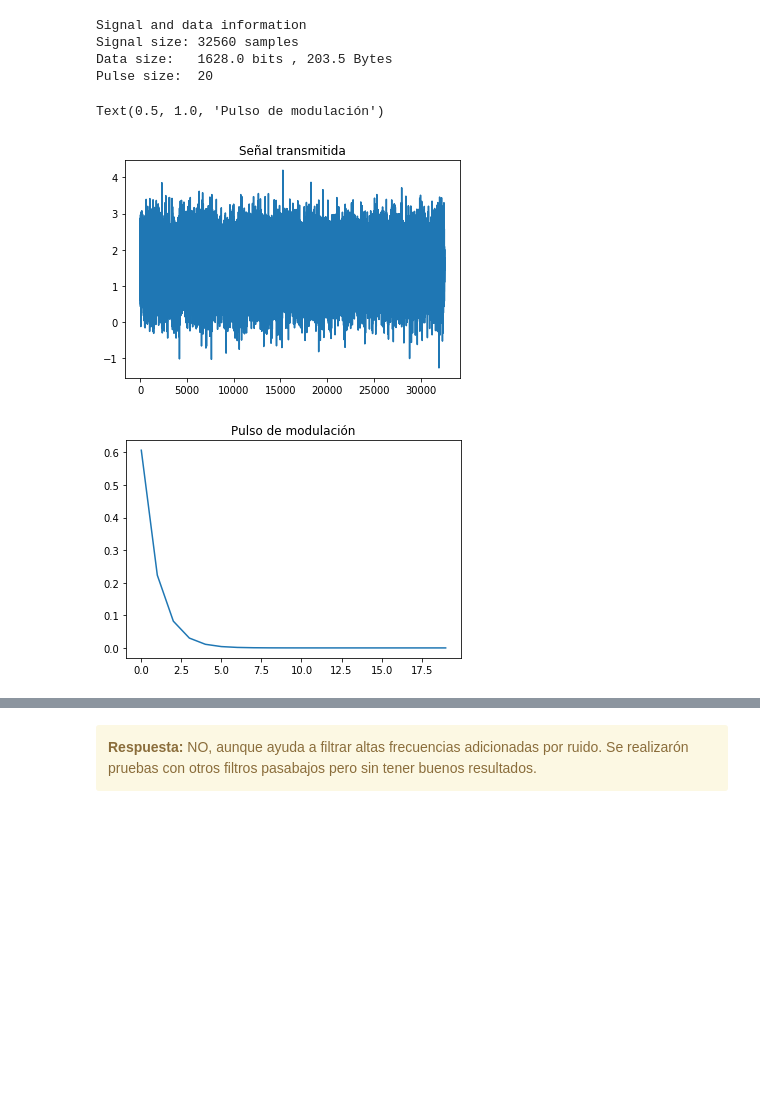
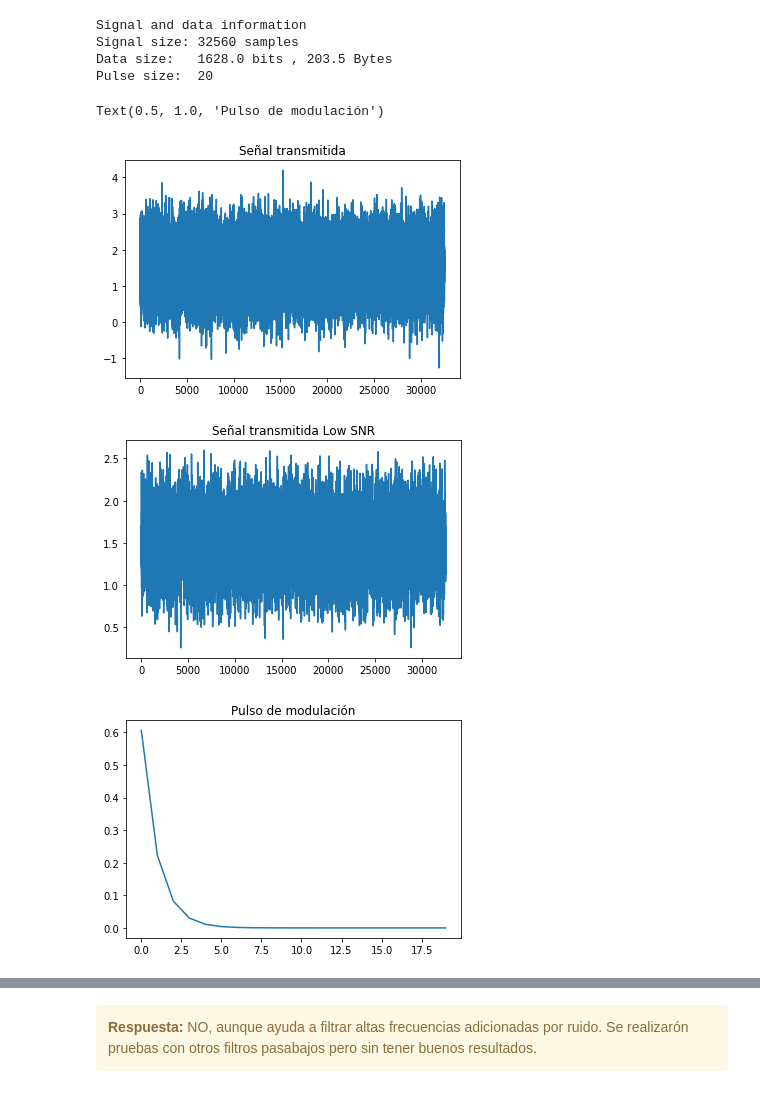
Before and after one commit to ericsonj/TP1_MSE_PDS, a Jupyter notebook: TP1_EricsonEstupiñan.ipynb, the cells around one changed output, grey strips where cells are left out. Cells and saved outputs as stored; diff of their text form; code cells hidden in the pictures; blank space fills up the shorter version.

```diff
--- a/TP1_EricsonEstupiñan.ipynb
+++ b/TP1_EricsonEstupiñan.ipynb
@@ -20,6 +20,7 @@ con filtros FIR o IIR, los que les parezcan convenientes.
 # %%
 import numpy as np
 
+tpsignalLowSNR = np.load('signalLowSNR.npy')
 tpsignal = np.load('signal.npy')
 tppulse  = np.load('pulse.npy')
 
@@ -37,17 +38,22 @@ Pulse size:  20
 # %%
 import matplotlib.pyplot as plt
 
 plt.figure()
 plt.plot(tpsignal)
 plt.title('Señal transmitida')
 
 plt.figure()
+plt.plot(tpsignalLowSNR)
+plt.title('Señal transmitida Low SNR')
+
+plt.figure()
 plt.plot(tppulse)
 plt.title('Pulso de modulación')
 # %% [output]
 Text(0.5, 1.0, 'Pulso de modulación')
 [figure]
-[figure, old version]
+[figure, new version]
+[figure, added]
 # %%
 from scipy import signal
 from scipy.fftpack import fft
```
Also changed, not shown: parts of 21 cells of this notebook, 3 other files.
